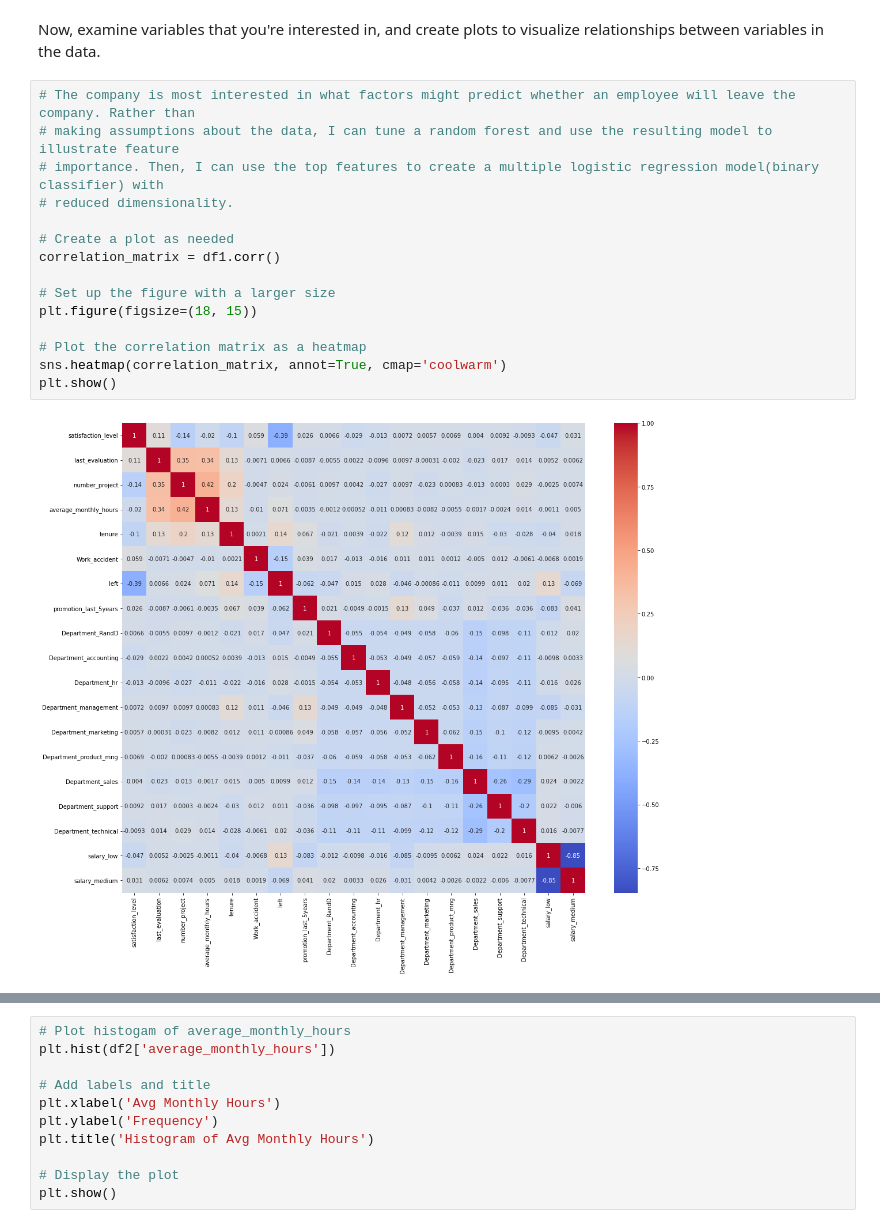
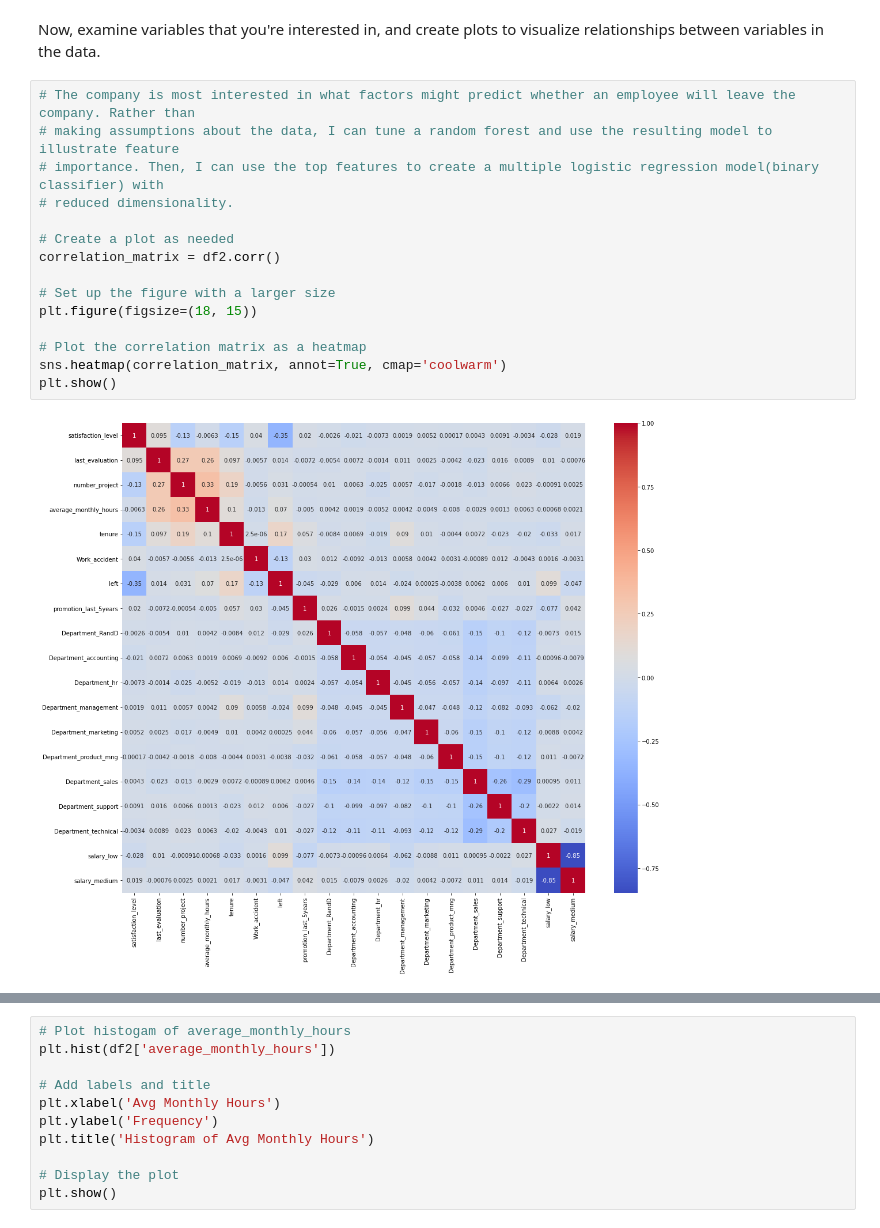
Before and after one commit to lumutek/lumutek.github.io, a Jupyter notebook: DataFlow/2-Enhancement-multiple_linear_regression/DataFlow_prepurpose.ipynb, the cells around one changed output, grey strips where cells are left out. Drawn from its saved outputs; the diff is of its cells as text.

```diff
--- a/DataFlow/2-Enhancement-multiple_linear_regression/DataFlow_prepurpose.ipynb
+++ b/DataFlow/2-Enhancement-multiple_linear_regression/DataFlow_prepurpose.ipynb
@@ -453,20 +456,20 @@ Now, examine variables that you're interested in, and create plots to visualize
 # %%
 # The company is most interested in what factors might predict whether an employee will leave the company. Rather than
 # making assumptions about the data, I can tune a random forest and use the resulting model to illustrate feature
 # importance. Then, I can use the top features to create a multiple logistic regression model(binary classifier) with
 # reduced dimensionality.
 
 # Create a plot as needed
-correlation_matrix = df1.corr()
+correlation_matrix = df2.corr()
 
 # Set up the figure with a larger size
 plt.figure(figsize=(18, 15))
 
 # Plot the correlation matrix as a heatmap
 sns.heatmap(correlation_matrix, annot=True, cmap='coolwarm')
 plt.show()
 # %% [output]
-[figure, old version]
+[figure, new version]
 # %%
 # create a pairplot for the data (orange data points represent employees that left)
 marker_size = 2
```
Also changed, not shown: parts of 34 cells of this notebook.
